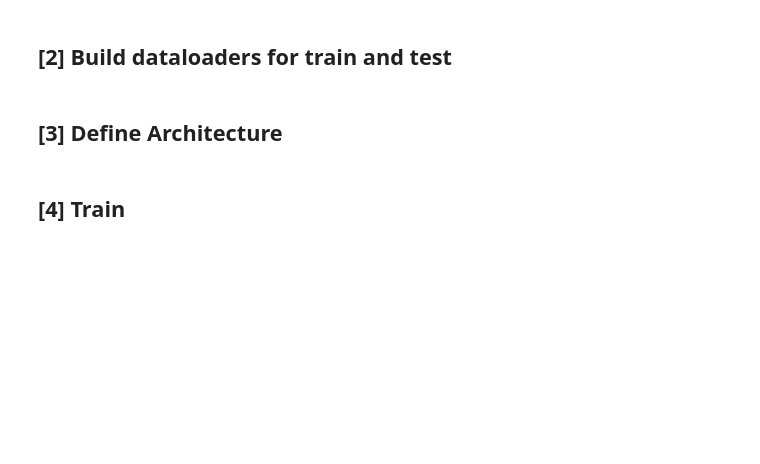
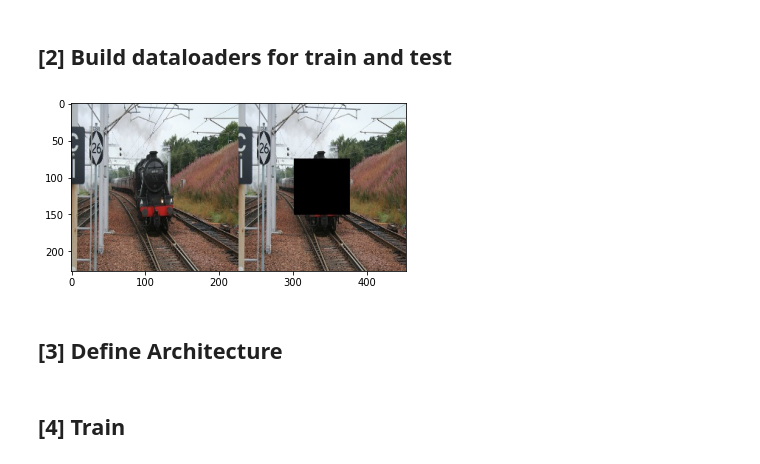
Before and after one commit to ejshumaker/EECS504Project, a Jupyter notebook: EECS504FinalProject.ipynb, the cells around one changed output. Saved outputs shown, nothing was run; the diff lists cells and outputs as text; code cells hidden in the pictures; blank space fills up the shorter version.

```diff
--- a/EECS504FinalProject.ipynb
+++ b/EECS504FinalProject.ipynb
@@ -42,3 +121,46 @@ Using the GPU!
+# %%
+def load_data(path, subfolder, transform, batch_size, shuffle=True):
+    """
+    Data loader.
+
+    Inputs:
+    - path: path of the data.
+    - subfolder: subfolder of the data.
+    - transform: data transformation.
+    - batch_size: the size of the batch
+    - shuffle: if true, shuffle the data
+
+    Outputs:
+    - torch Dataloader
+    """
+    direc = path + '/' + subfolder
+    dset = datasets.ImageFolder(direc, transform=transform)
+    dataloader = torch.utils.data.DataLoader(dset,batch_size=batch_size,shuffle=shuffle)
+    return dataloader
+# %%
+# data_loader
+transform = transforms.Compose([
+        transforms.ToTensor(),
+        transforms.Normalize(mean=(0.5, 0.5, 0.5), std=(0.5, 0.5, 0.5))
+])
+train_loader = load_data('./data', 'train', transform, 1, shuffle=True)
+test_loader = load_data('./data', 'test', transform, 10, shuffle=False)
+
+#Sample Output used for visualization
+test = test_loader.__iter__().__next__()[0]
+img_size = test.size()[2]
+fixed_y_ = test[:, :, :, 0:img_size]
+fixed_x_ = test[:, :, :, img_size:]
+# %%
+# plot sample image
+example = train_loader.__iter__().__next__()[0][0].numpy().transpose((1, 2, 0))
+mean = np.array([0.5, 0.5, 0.5])
+std = np.array([0.5, 0.5, 0.5])
+example = std * example + mean
+plt.imshow(example)
+plt.show()
+# %% [output]
+[figure, added]
 # %% [markdown]
 ## [3] Define Architecture
 # %%
```
Also changed, not shown: parts of 10 cells of this notebook.
